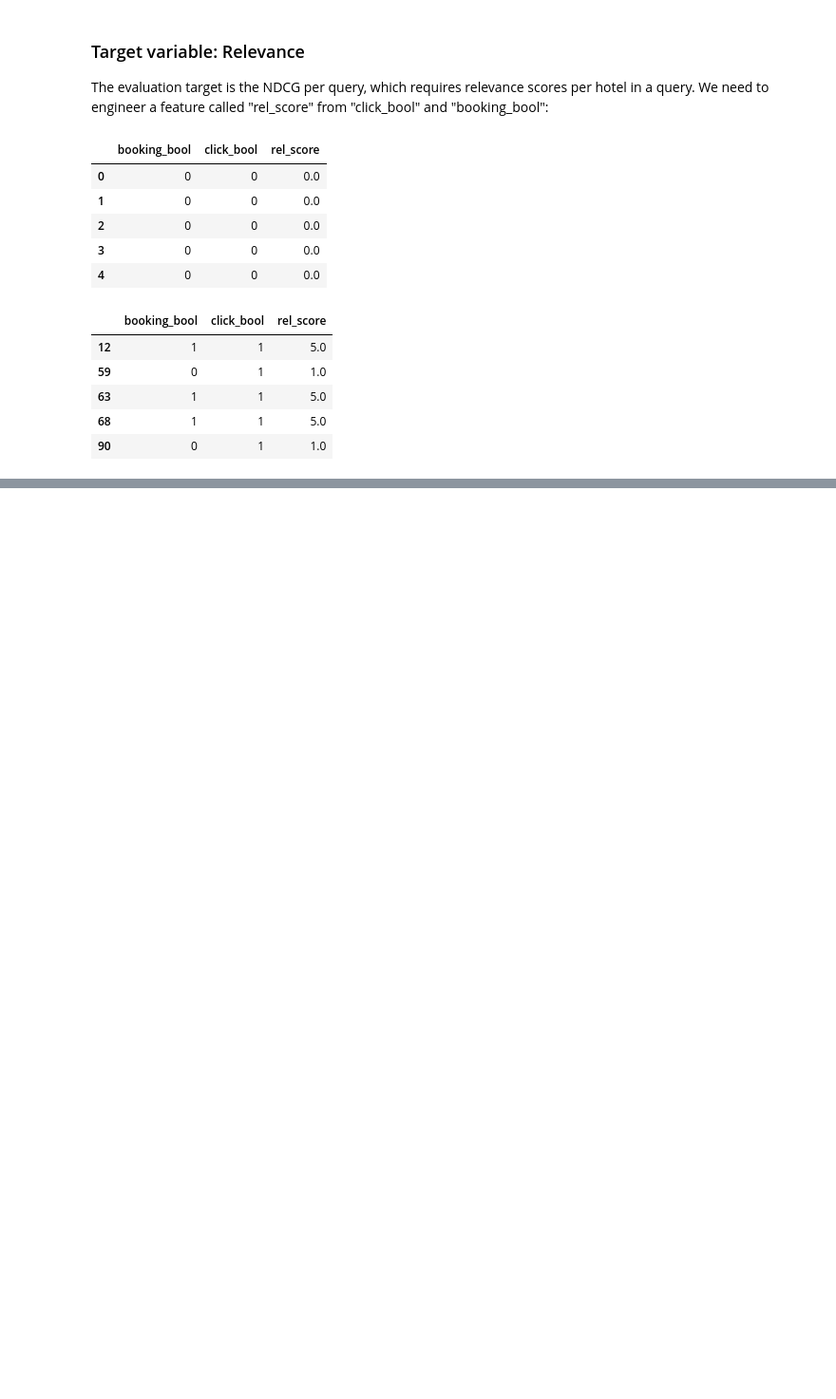
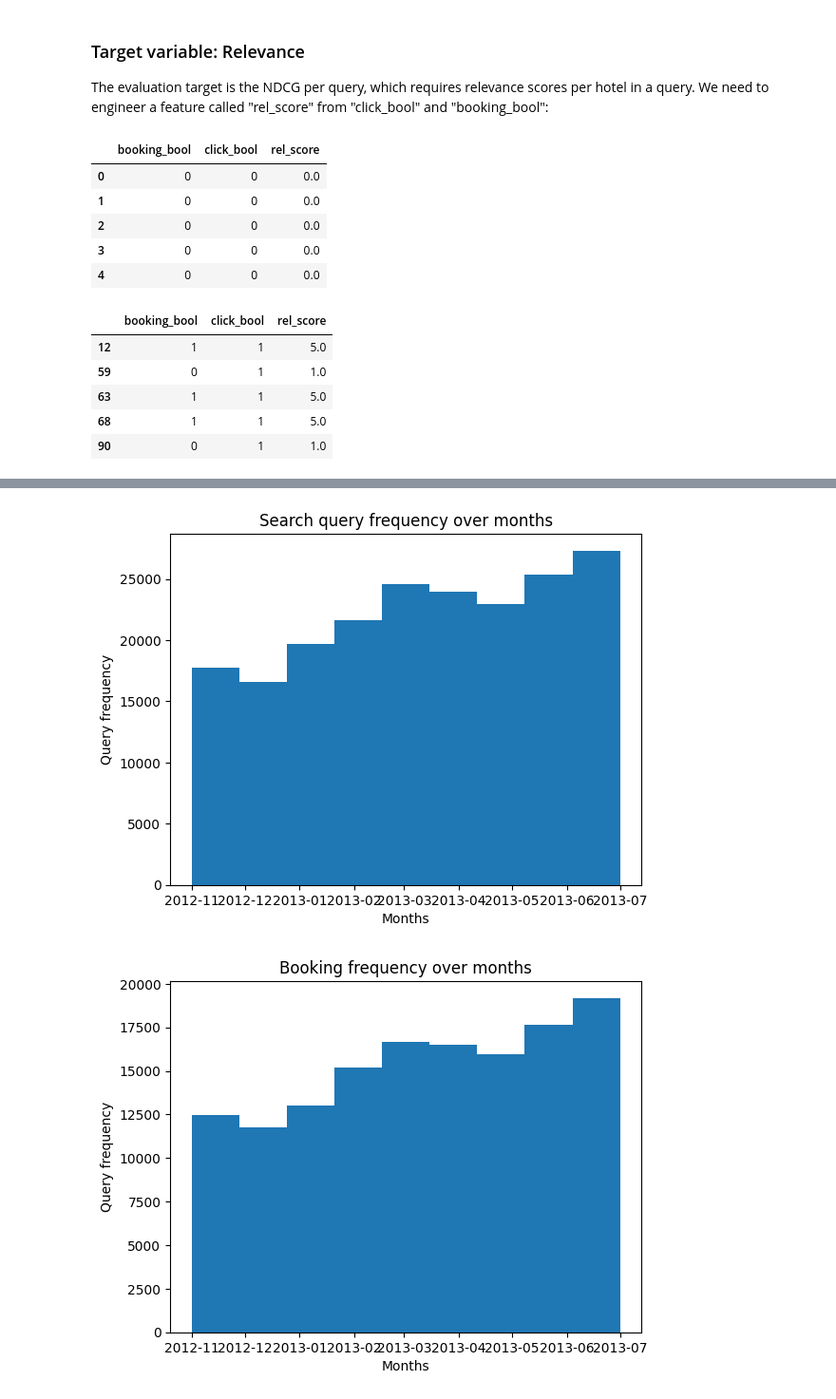
Before and after one commit to L42-AI/dmt-2, a Jupyter notebook: src/notebooks/eda.ipynb, the cells around one changed output, grey strips where cells are left out. Shown at 95% size. Saved outputs shown, nothing was run; the diff lists cells and outputs as text; code cells hidden in the pictures; blank space fills up the shorter version.

```diff
--- a/src/notebooks/eda.ipynb
+++ b/src/notebooks/eda.ipynb
@@ -260,0 +318,19 @@ five_clicks:  0.7121664003799236
+# %%
+range_date_time = (train_set['date_time'].min(), train_set['date_time'].max())
+print("earliest search date: ", range_date_time[0])
+print("latest search date: ", range_date_time[1])
+
+query_times = train_set.groupby('srch_id')['date_time'].first()
+plt.hist(query_times, bins = 9)
+plt.title('Search query frequency over months')
+plt.ylabel('Query frequency')
+plt.xlabel('Months')
+plt.show()
+
+booking_times = train_set.loc[which_booked].groupby('srch_id')['date_time'].first()
+plt.hist(booking_times, bins = 9)
+plt.title('Booking frequency over months')
+plt.ylabel('Query frequency')
+plt.xlabel('Months')
+plt.show()
+# %% [output]
@@ -260,0 +339,2 @@ five_clicks:  0.7121664003799236
+[figure, added]
+[figure, added]
```
Also changed, not shown: parts of 18 cells of this notebook, 1 other file.
